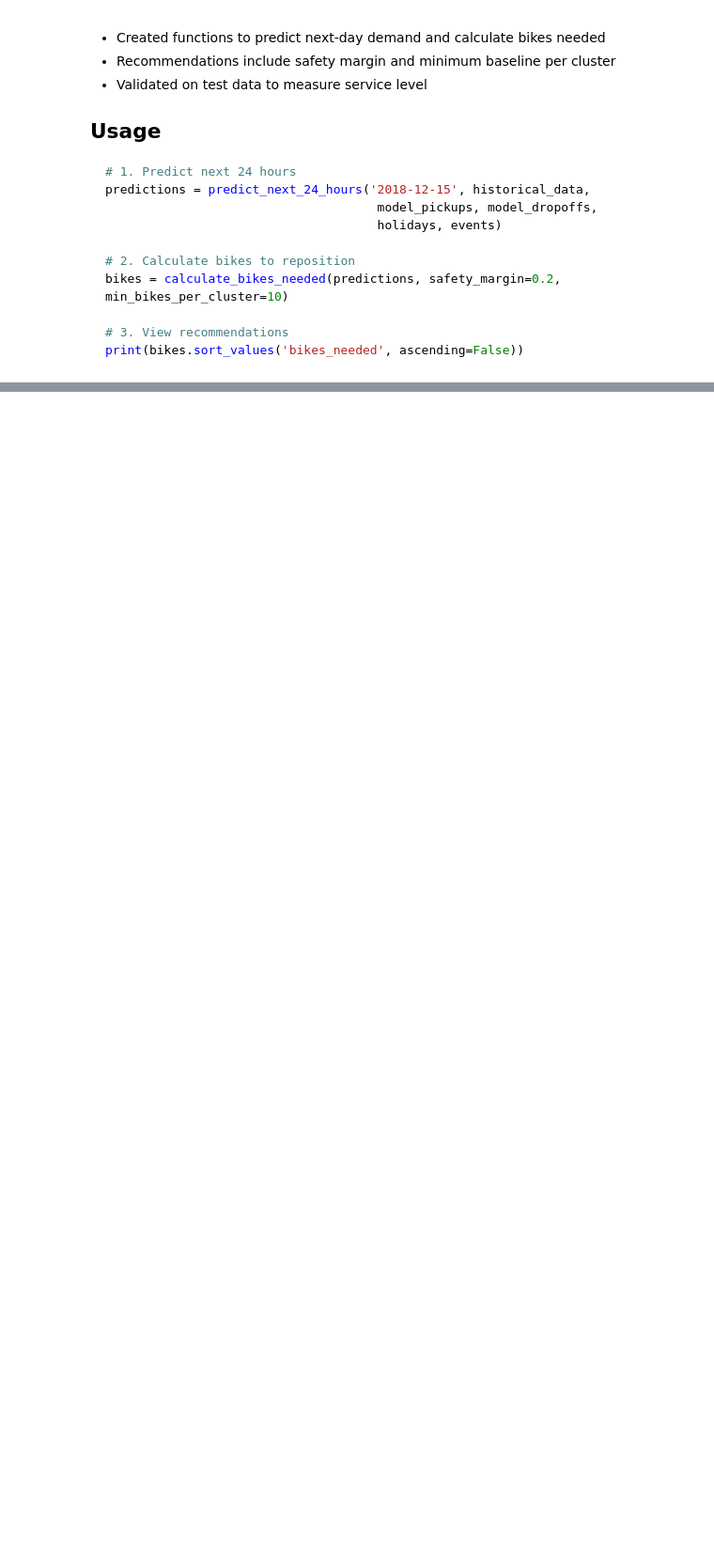
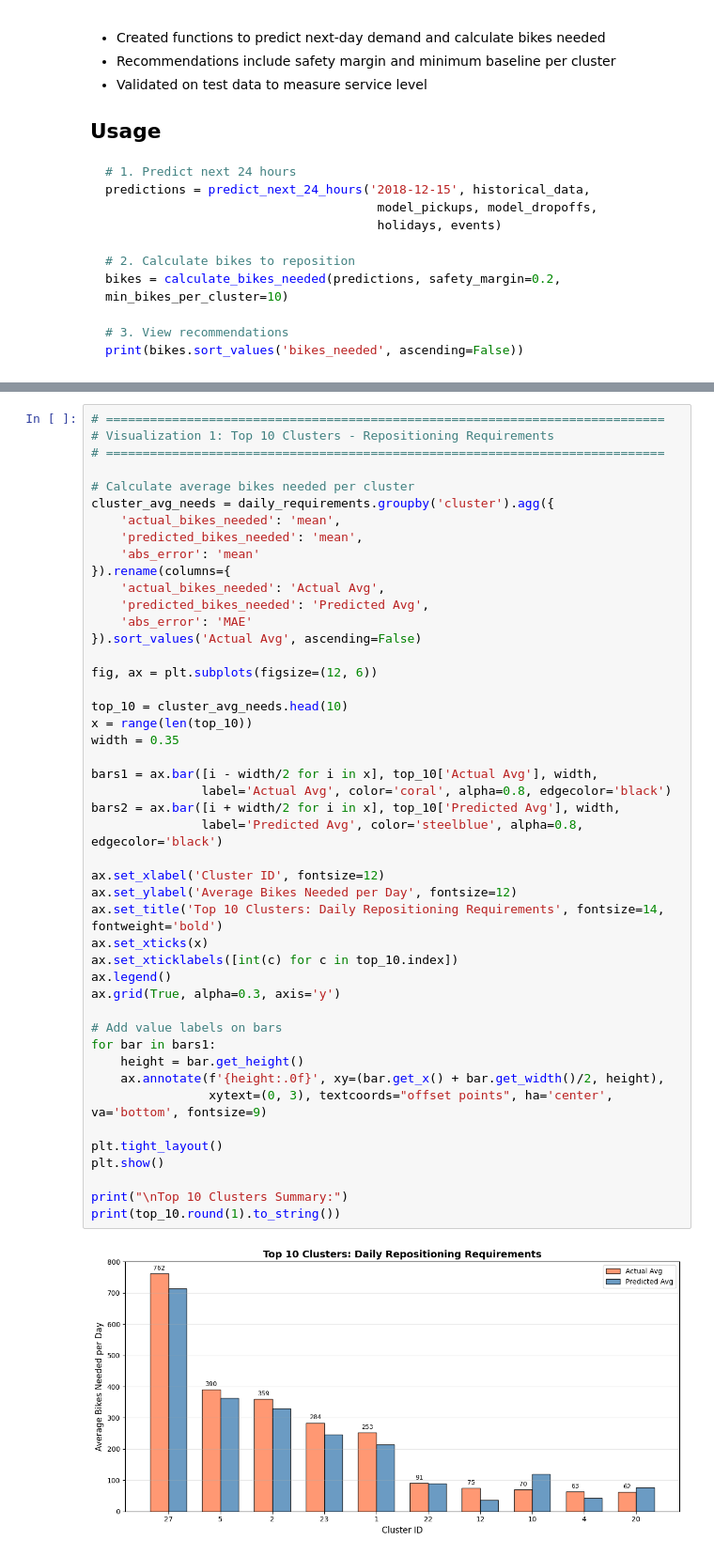
Before and after one commit to EstebanPerez99/Analysis-of-NY-Citi-Bike-stations, a Jupyter notebook: project_final.ipynb, the cells around one changed output, grey strips where cells are left out. Shown at 94% size. Saved outputs shown, nothing was run; the diff lists cells and outputs as text; blank space fills up the shorter version.

Commit message:
more visualizations

```diff
--- a/project_final.ipynb
+++ b/project_final.ipynb
@@ -1113,0 +1176,48 @@ print(bikes.sort_values('bikes_needed', ascending=False))
+# %%
+# ============================================================================
+# Visualization 1: Top 10 Clusters - Repositioning Requirements
+# ============================================================================
+
+# Calculate average bikes needed per cluster
+cluster_avg_needs = daily_requirements.groupby('cluster').agg({
+    'actual_bikes_needed': 'mean',
+    'predicted_bikes_needed': 'mean',
+    'abs_error': 'mean'
+}).rename(columns={
+    'actual_bikes_needed': 'Actual Avg',
+    'predicted_bikes_needed': 'Predicted Avg',
+    'abs_error': 'MAE'
+}).sort_values('Actual Avg', ascending=False)
+
+fig, ax = plt.subplots(figsize=(12, 6))
+
+top_10 = cluster_avg_needs.head(10)
+x = range(len(top_10))
+width = 0.35
+
+bars1 = ax.bar([i - width/2 for i in x], top_10['Actual Avg'], width,
+               label='Actual Avg', color='coral', alpha=0.8, edgecolor='black')
+bars2 = ax.bar([i + width/2 for i in x], top_10['Predicted Avg'], width,
+               label='Predicted Avg', color='steelblue', alpha=0.8, edgecolor='black')
+
+ax.set_xlabel('Cluster ID', fontsize=12)
+ax.set_ylabel('Average Bikes Needed per Day', fontsize=12)
+ax.set_title('Top 10 Clusters: Daily Repositioning Requirements', fontsize=14, fontweight='bold')
+ax.set_xticks(x)
+ax.set_xticklabels([int(c) for c in top_10.index])
+ax.legend()
+ax.grid(True, alpha=0.3, axis='y')
+
+# Add value labels on bars
+for bar in bars1:
+    height = bar.get_height()
+    ax.annotate(f'{height:.0f}', xy=(bar.get_x() + bar.get_width()/2, height),
+                xytext=(0, 3), textcoords="offset points", ha='center', va='bottom', fontsize=9)
+
+plt.tight_layout()
+plt.show()
+
+print("\nTop 10 Clusters Summary:")
+print(top_10.round(1).to_string())
+# %% [output]
+[figure, added]
```
Also changed, not shown: parts of 12 cells of this notebook.
